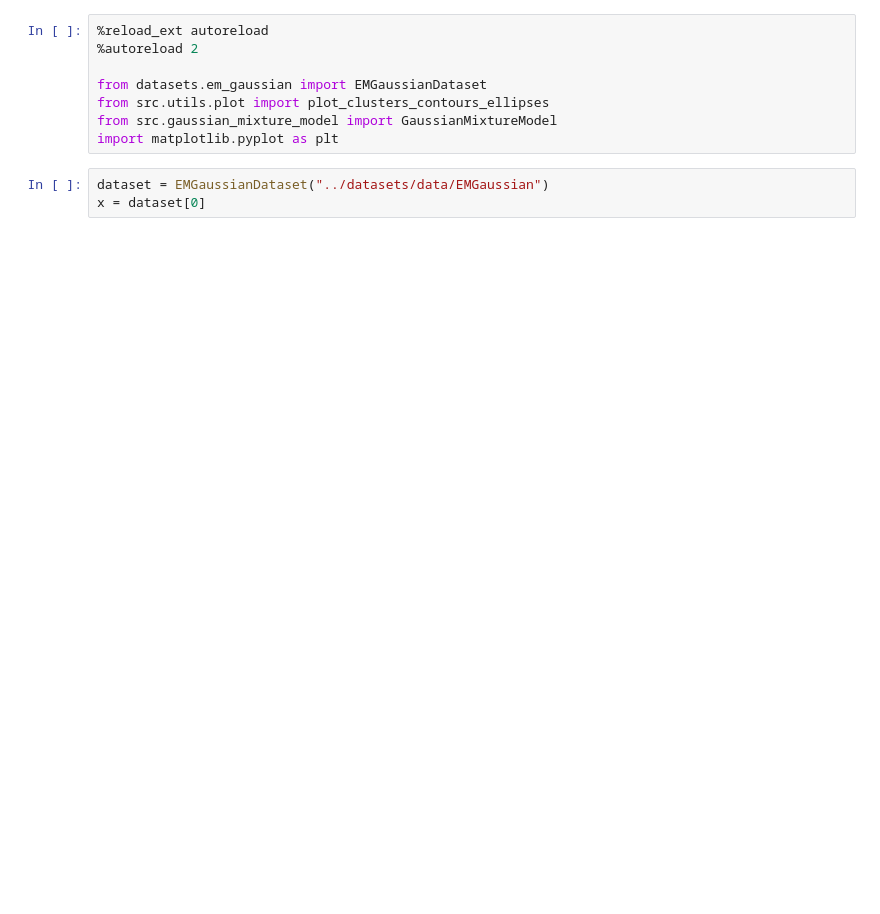
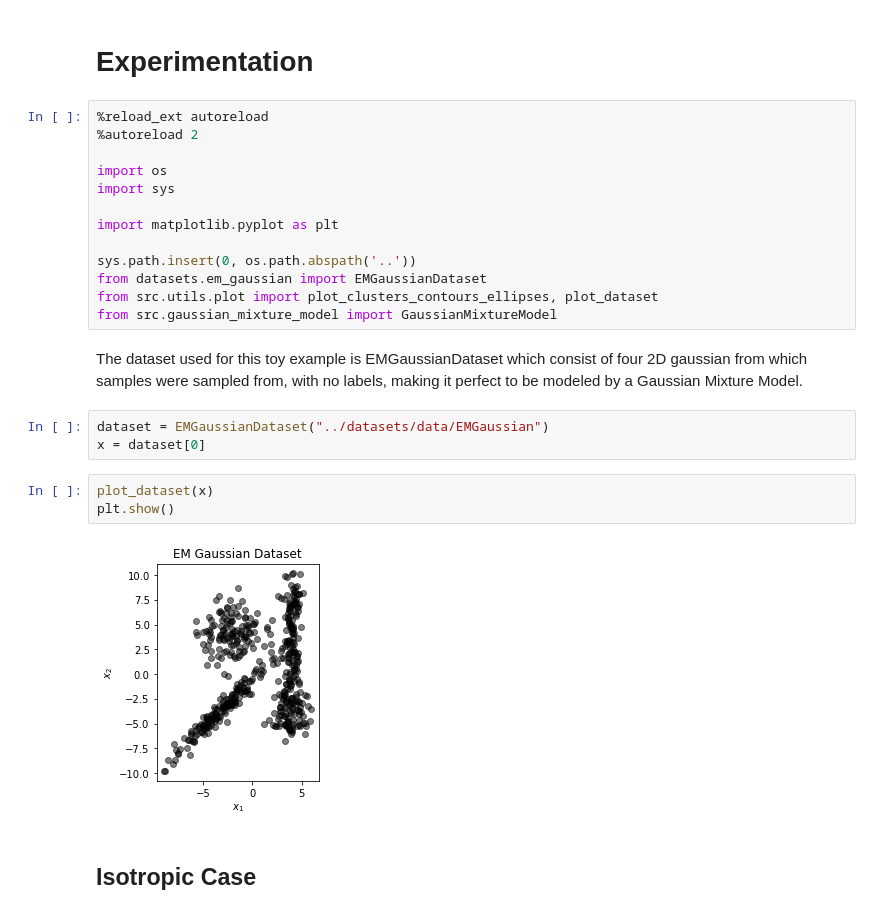
Before and after one commit to jgsimard/pgm, a Jupyter notebook: notebooks/gaussian_mixture_model.ipynb, the cells around one changed output. Saved outputs shown, nothing was run; the diff lists cells and outputs as text; blank space fills up the shorter version.

```diff
--- a/notebooks/gaussian_mixture_model.ipynb
+++ b/notebooks/gaussian_mixture_model.ipynb
@@ -14,14 +71,30 @@
+# %% [markdown]
+# Experimentation
 # %%
 %reload_ext autoreload
 %autoreload 2
 
+import os
+import sys
+
+import matplotlib.pyplot as plt
+
+sys.path.insert(0, os.path.abspath('..'))
 from datasets.em_gaussian import EMGaussianDataset
-from src.utils.plot import plot_clusters_contours_ellipses
+from src.utils.plot import plot_clusters_contours_ellipses, plot_dataset
 from src.gaussian_mixture_model import GaussianMixtureModel
-import matplotlib.pyplot as plt
+# %% [markdown]
+The dataset used for this toy example is EMGaussianDataset which consist of four 2D gaussian from which samples were sampled from, with no labels, making it perfect to be modeled by a Gaussian Mixture Model.
 # %%
 dataset = EMGaussianDataset("../datasets/data/EMGaussian")
 x = dataset[0]
+# %%
+plot_dataset(x)
+plt.show()
+# %% [output]
+[figure, added]
+# %% [markdown]
+## Isotropic Case
 # %%
 gmm_isotropic = GaussianMixtureModel(4, covariance="isotropic")
 gmm_isotropic.initialize(x)
```
Also changed, not shown: parts of 17 cells of this notebook, 2 other files.
